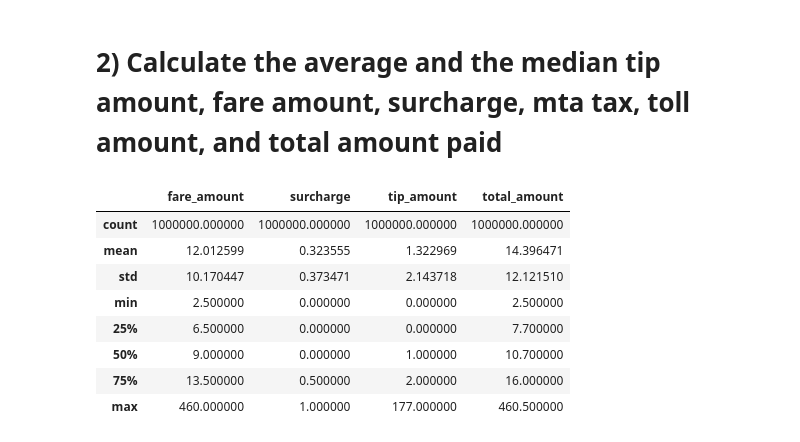
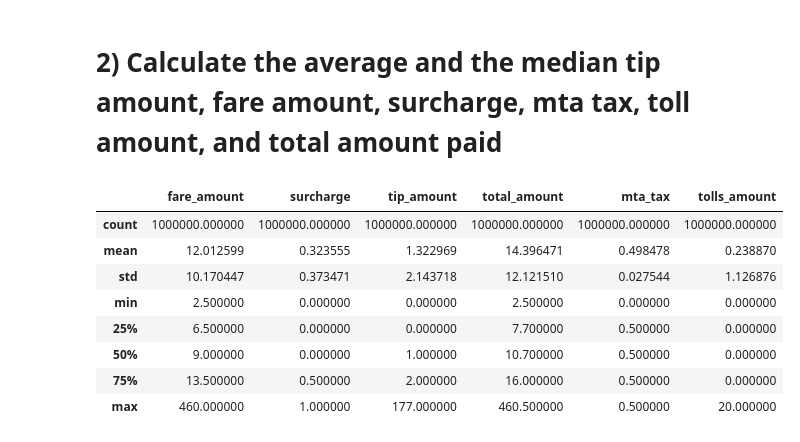
Before and after one commit to WesMC/project-2-data-557, a Jupyter notebook: project_2.ipynb, the cells around one changed output. Drawn from its saved outputs; the diff is of its cells as text; code cells hidden in the pictures.

```diff
--- a/project_2.ipynb
+++ b/project_2.ipynb
@@ -161,14 +167,14 @@ According to the information from the trip.csv:
 # 2) Calculate the average and the median tip amount, fare amount, surcharge, mta tax, toll amount, and total amount paid
 # %%
 fare_df = pd.DataFrame(fare)
-fare[[' fare_amount', ' surcharge', ' tip_amount', ' total_amount']].describe()
+fare[[' fare_amount', ' surcharge', ' tip_amount', ' total_amount', ' mta_tax', ' tolls_amount']].describe()
 # %% [output]
-|  | fare_amount | surcharge | tip_amount | total_amount |
-| count | 1000000.000000 | 1000000.000000 | 1000000.000000 | 1000000.000000 |
-| mean | 12.012599 | 0.323555 | 1.322969 | 14.396471 |
-| std | 10.170447 | 0.373471 | 2.143718 | 12.121510 |
-| min | 2.500000 | 0.000000 | 0.000000 | 2.500000 |
-| 25% | 6.500000 | 0.000000 | 0.000000 | 7.700000 |
-| 50% | 9.000000 | 0.000000 | 1.000000 | 10.700000 |
-| 75% | 13.500000 | 0.500000 | 2.000000 | 16.000000 |
-| max | 460.000000 | 1.000000 | 177.000000 | 460.500000 |
+|  | fare_amount | surcharge | tip_amount | total_amount | mta_tax | tolls_amount |
+| count | 1000000.000000 | 1000000.000000 | 1000000.000000 | 1000000.000000 | 1000000.000000 | 1000000.000000 |
+| mean | 12.012599 | 0.323555 | 1.322969 | 14.396471 | 0.498478 | 0.238870 |
+| std | 10.170447 | 0.373471 | 2.143718 | 12.121510 | 0.027544 | 1.126876 |
+| min | 2.500000 | 0.000000 | 0.000000 | 2.500000 | 0.000000 | 0.000000 |
+| 25% | 6.500000 | 0.000000 | 0.000000 | 7.700000 | 0.500000 | 0.000000 |
+| 50% | 9.000000 | 0.000000 | 1.000000 | 10.700000 | 0.500000 | 0.000000 |
+| 75% | 13.500000 | 0.500000 | 2.000000 | 16.000000 | 0.500000 | 0.000000 |
+| max | 460.000000 | 1.000000 | 177.000000 | 460.500000 | 0.500000 | 20.000000 |
```
Also changed, not shown: parts of 3 cells of this notebook.
